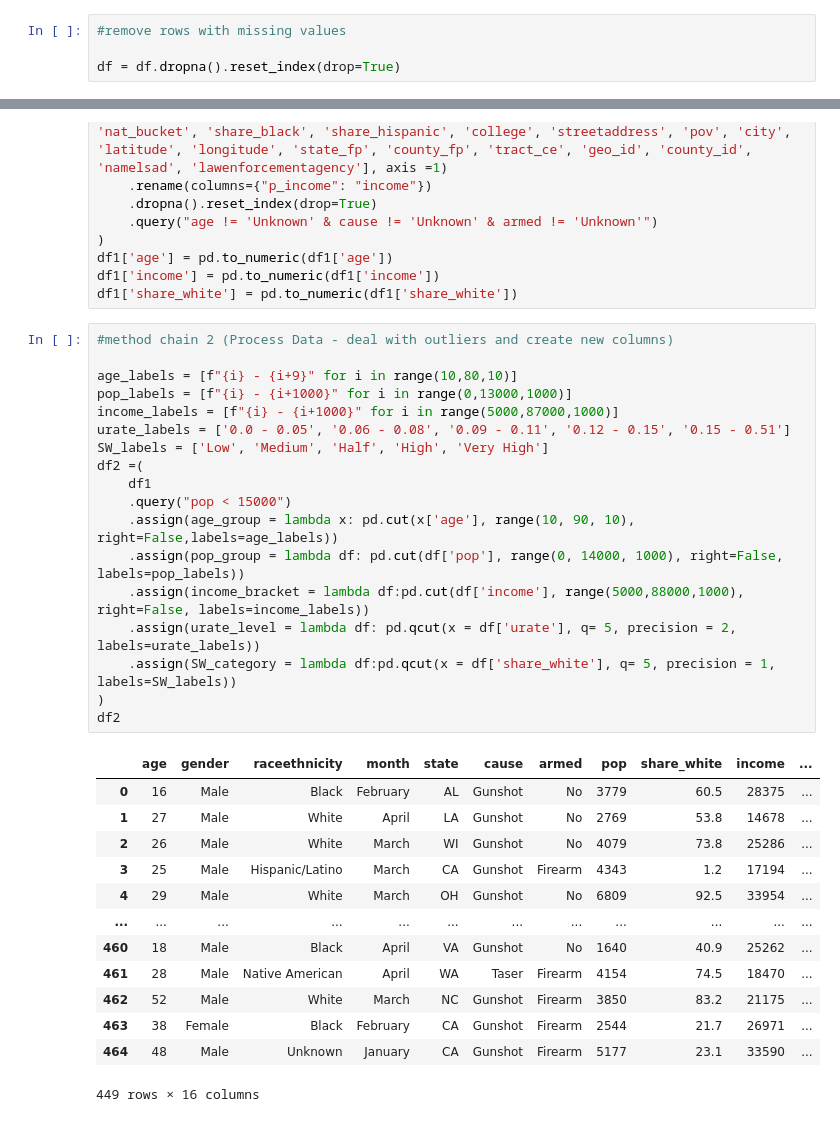
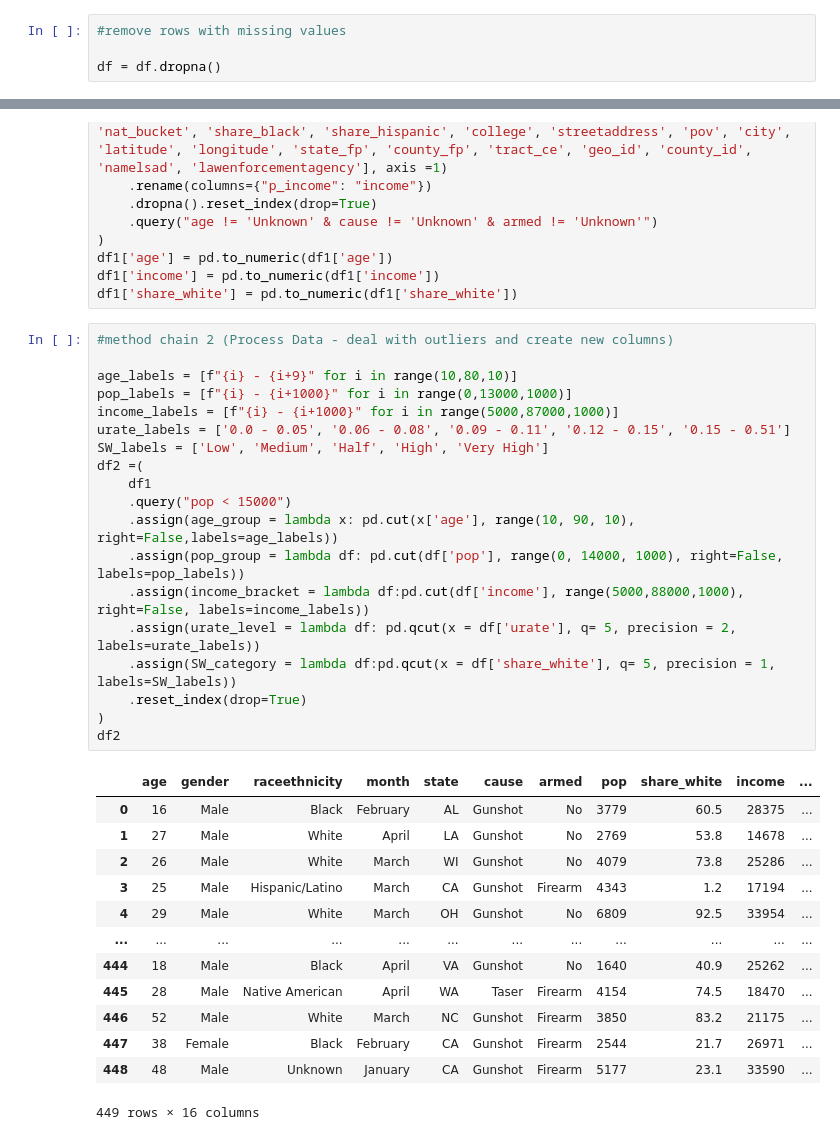
Before and after one commit to data301-2021-summer2/group30-project, a Jupyter notebook: analysis/Seravin/milestone2.ipynb, the cells around one changed output, grey strips where cells are left out. Cells and saved outputs as stored; diff of their text form.

```diff
--- a/analysis/Seravin/milestone2.ipynb
+++ b/analysis/Seravin/milestone2.ipynb
@@ -13,7 +13,7 @@ df = df.drop(['name', 'day', 'year','h_income','county_income', 'comp_income','c
 # %%
 #remove rows with missing values
 
-df = df.dropna().reset_index(drop=True)
+df = df.dropna()
 # %%
 #remove rows that have 'age'='Unkown', 'cause'='Unkown', and 'armed'='Unkown'
 
@@ -112,34 +129,35 @@ df1['share_white'] = pd.to_numeric(df1['share_white'])
 # %%
 #method chain 2 (Process Data - deal with outliers and create new columns)
 
 age_labels = [f"{i} - {i+9}" for i in range(10,80,10)]
 pop_labels = [f"{i} - {i+1000}" for i in range(0,13000,1000)]
 income_labels = [f"{i} - {i+1000}" for i in range(5000,87000,1000)]
 urate_labels = ['0.0 - 0.05', '0.06 - 0.08', '0.09 - 0.11', '0.12 - 0.15', '0.15 - 0.51']
 SW_labels = ['Low', 'Medium', 'Half', 'High', 'Very High']
 df2 =(
     df1
     .query("pop < 15000")
     .assign(age_group = lambda x: pd.cut(x['age'], range(10, 90, 10), right=False,labels=age_labels))
     .assign(pop_group = lambda df: pd.cut(df['pop'], range(0, 14000, 1000), right=False, labels=pop_labels))
     .assign(income_bracket = lambda df:pd.cut(df['income'], range(5000,88000,1000), right=False, labels=income_labels))
     .assign(urate_level = lambda df: pd.qcut(x = df['urate'], q= 5, precision = 2, labels=urate_labels))
     .assign(SW_category = lambda df:pd.qcut(x = df['share_white'], q= 5, precision = 1, labels=SW_labels))
+    .reset_index(drop=True)
 )
 df2
 # %% [output]
 |  | age | gender | raceethnicity | month | state | cause | armed | pop | share_white | income | ... |
 | 0 | 16 | Male | Black | February | AL | Gunshot | No | 3779 | 60.5 | 28375 | ... |
 | 1 | 27 | Male | White | April | LA | Gunshot | No | 2769 | 53.8 | 14678 | ... |
 | 2 | 26 | Male | White | March | WI | Gunshot | No | 4079 | 73.8 | 25286 | ... |
 | 3 | 25 | Male | Hispanic/Latino | March | CA | Gunshot | Firearm | 4343 | 1.2 | 17194 | ... |
 | 4 | 29 | Male | White | March | OH | Gunshot | No | 6809 | 92.5 | 33954 | ... |
 | ... | ... | ... | ... | ... | ... | ... | ... | ... | ... | ... | ... |
-| 460 | 18 | Male | Black | April | VA | Gunshot | No | 1640 | 40.9 | 25262 | ... |
-| 461 | 28 | Male | Native American | April | WA | Taser | Firearm | 4154 | 74.5 | 18470 | ... |
-| 462 | 52 | Male | White | March | NC | Gunshot | Firearm | 3850 | 83.2 | 21175 | ... |
-| 463 | 38 | Female | Black | February | CA | Gunshot | Firearm | 2544 | 21.7 | 26971 | ... |
-| 464 | 48 | Male | Unknown | January | CA | Gunshot | Firearm | 5177 | 23.1 | 33590 | ... |
+| 444 | 18 | Male | Black | April | VA | Gunshot | No | 1640 | 40.9 | 25262 | ... |
+| 445 | 28 | Male | Native American | April | WA | Taser | Firearm | 4154 | 74.5 | 18470 | ... |
+| 446 | 52 | Male | White | March | NC | Gunshot | Firearm | 3850 | 83.2 | 21175 | ... |
+| 447 | 38 | Female | Black | February | CA | Gunshot | Firearm | 2544 | 21.7 | 26971 | ... |
+| 448 | 48 | Male | Unknown | January | CA | Gunshot | Firearm | 5177 | 23.1 | 33590 | ... |
 449 rows × 16 columns
 # %%
 def load_and_process(url_or_path_to_csv_file):
```
Also changed, not shown: parts of 4 cells of this notebook, 3 other files.
